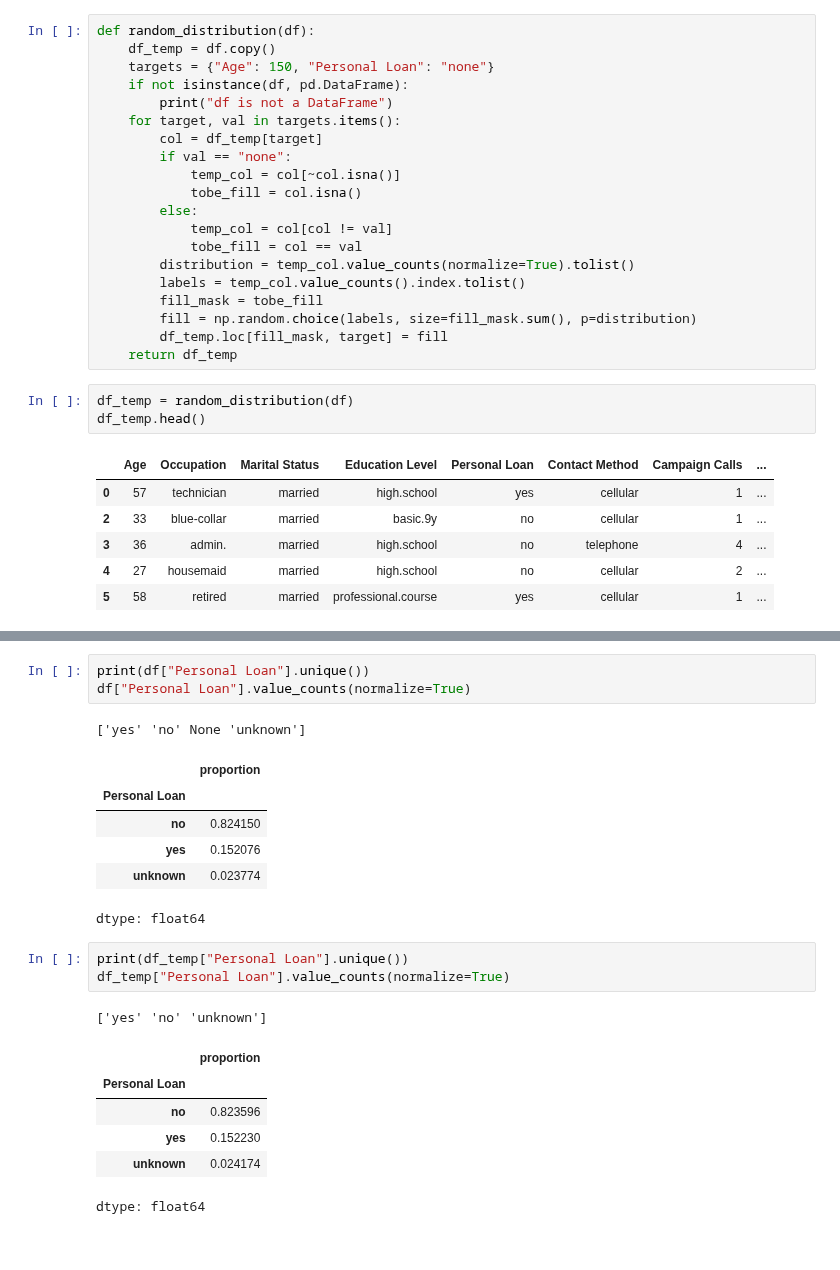
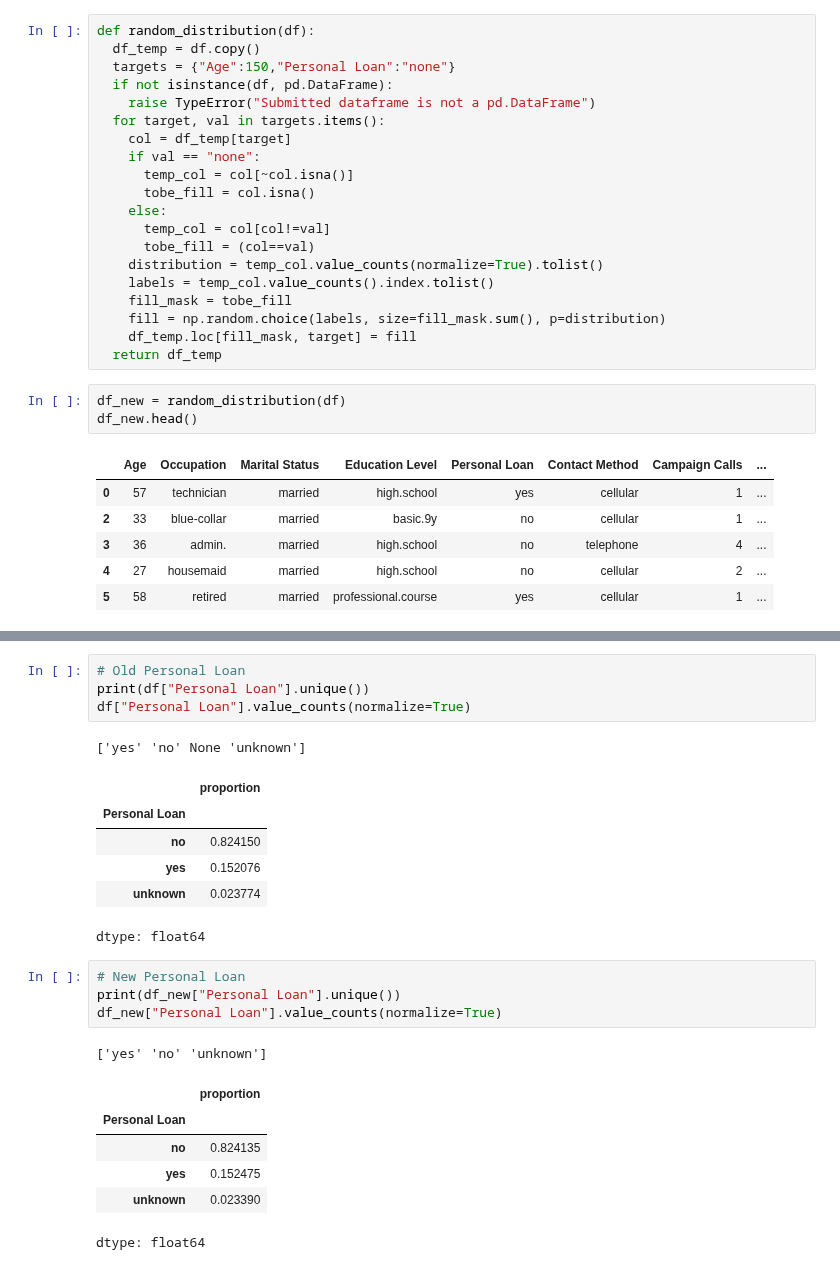
Before and after one commit to HigherGround189/EGT309-Team-Harish-Kanna, a Jupyter notebook: notebooks/Jun_Hoe_eda.ipynb, the cells around one changed output, grey strips where cells are left out. Saved outputs shown, nothing was run; the diff lists cells and outputs as text.

```diff
--- a/notebooks/Jun_Hoe_eda.ipynb
+++ b/notebooks/Jun_Hoe_eda.ipynb
@@ -1052,27 +1028,27 @@ dtype: float64
 df.drop("Housing Loan", axis=1, inplace=True)
 # %%
 def random_distribution(df):
-    df_temp = df.copy()
-    targets = {"Age": 150, "Personal Loan": "none"}
-    if not isinstance(df, pd.DataFrame):
-        print("df is not a DataFrame")
-    for target, val in targets.items():
-        col = df_temp[target]
-        if val == "none":
-            temp_col = col[~col.isna()]
-            tobe_fill = col.isna()
-        else:
-            temp_col = col[col != val]
-            tobe_fill = col == val
-        distribution = temp_col.value_counts(normalize=True).tolist()
-        labels = temp_col.value_counts().index.tolist()
-        fill_mask = tobe_fill
-        fill = np.random.choice(labels, size=fill_mask.sum(), p=distribution)
-        df_temp.loc[fill_mask, target] = fill
-    return df_temp
+  df_temp = df.copy()
+  targets = {"Age":150,"Personal Loan":"none"}
+  if not isinstance(df, pd.DataFrame):
+    raise TypeError("Submitted dataframe is not a pd.DataFrame")
+  for target, val in targets.items():
+    col = df_temp[target]
+    if val == "none":
+      temp_col = col[~col.isna()]
+      tobe_fill = col.isna()
+    else:
+      temp_col = col[col!=val]
+      tobe_fill = (col==val)
+    distribution = temp_col.value_counts(normalize=True).tolist()
+    labels = temp_col.value_counts().index.tolist()
+    fill_mask = tobe_fill
+    fill = np.random.choice(labels, size=fill_mask.sum(), p=distribution)
+    df_temp.loc[fill_mask, target] = fill
+  return df_temp
 # %%
-df_temp = random_distribution(df)
-df_temp.head()
+df_new = random_distribution(df)
+df_new.head()
 # %% [output]
 |  | Age | Occupation | Marital Status | Education Level | Personal Loan | Contact Method | Campaign Calls | ... |
 | 0 | 57 | technician | married | high.school | yes | cellular | 1 | ... |
@@ -1105,6 +1081,7 @@ Data columns (total 10 columns):
 dtypes: bool(2), int64(3), object(5)
 memory usage: 2.9+ MB
 # %%
+# Old Personal Loan
 print(df["Personal Loan"].unique())
 df["Personal Loan"].value_counts(normalize=True)
 # %% [output]
@@ -1116,13 +1093,14 @@ df["Personal Loan"].value_counts(normalize=True)
 | unknown | 0.023774 |
 dtype: float64
 # %%
-print(df_temp["Personal Loan"].unique())
-df_temp["Personal Loan"].value_counts(normalize=True)
+# New Personal Loan
+print(df_new["Personal Loan"].unique())
+df_new["Personal Loan"].value_counts(normalize=True)
 # %% [output]
 ['yes' 'no' 'unknown']
 |  | proportion |
 | Personal Loan |  |
-| no | 0.823596 |
-| yes | 0.152230 |
-| unknown | 0.024174 |
+| no | 0.824135 |
+| yes | 0.152475 |
+| unknown | 0.023390 |
 dtype: float64
```
Also changed, not shown: parts of 7 cells of this notebook.
